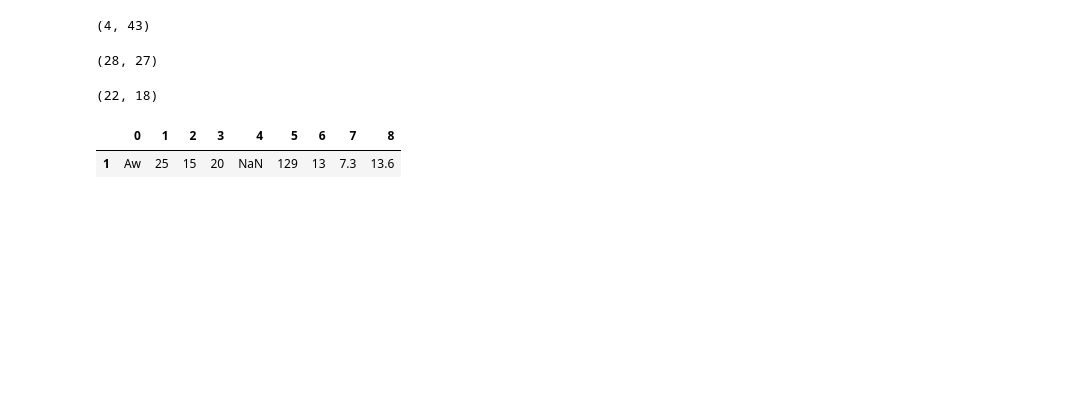
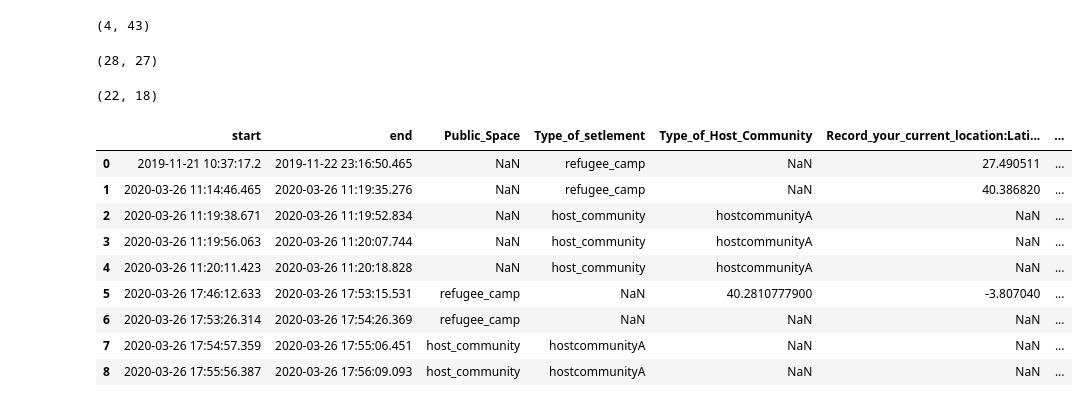
Before and after one commit to guillermosanchezg/NAUTIA, a Jupyter notebook: DesarrolloPy/NotebookTransform.ipynb, the cells around one changed output. Saved outputs shown, nothing was run; the diff lists cells and outputs as text; code cells hidden in the pictures; blank space fills up the shorter version.

```diff
--- a/DesarrolloPy/NotebookTransform.ipynb
+++ b/DesarrolloPy/NotebookTransform.ipynb
@@ -316,8 +315,16 @@ Shelter.shape
 FarmyardCrop.shape
 # %% [output]
 (22, 18)
-# %%
-Camp_ClimaticRegion
-# %% [output]
-|  | 0 | 1 | 2 | 3 | 4 | 5 | 6 | 7 | 8 |
-| 1 | Aw | 25 | 15 | 20 | NaN | 129 | 13 | 7.3 | 13.6 |
+# %%
+PublicSpace
+# %% [output]
+|  | start | end | Public_Space | Type_of_setlement | Type_of_Host_Community | Record_your_current_location:Lati... | ... |
+| 0 | 2019-11-21 10:37:17.2 | 2019-11-22 23:16:50.465 | NaN | refugee_camp | NaN | 27.490511 | ... |
+| 1 | 2020-03-26 11:14:46.465 | 2020-03-26 11:19:35.276 | NaN | refugee_camp | NaN | 40.386820 | ... |
+| 2 | 2020-03-26 11:19:38.671 | 2020-03-26 11:19:52.834 | NaN | host_community | hostcommunityA | NaN | ... |
+| 3 | 2020-03-26 11:19:56.063 | 2020-03-26 11:20:07.744 | NaN | host_community | hostcommunityA | NaN | ... |
+| 4 | 2020-03-26 11:20:11.423 | 2020-03-26 11:20:18.828 | NaN | host_community | hostcommunityA | NaN | ... |
+| 5 | 2020-03-26 17:46:12.633 | 2020-03-26 17:53:15.531 | refugee_camp | NaN | 40.2810777900 | -3.807040 | ... |
+| 6 | 2020-03-26 17:53:26.314 | 2020-03-26 17:54:26.369 | refugee_camp | NaN | NaN | NaN | ... |
+| 7 | 2020-03-26 17:54:57.359 | 2020-03-26 17:55:06.451 | host_community | hostcommunityA | NaN | NaN | ... |
+| 8 | 2020-03-26 17:55:56.387 | 2020-03-26 17:56:09.093 | host_community | hostcommunityA | NaN | NaN | ... |
```
Also changed, not shown: parts of 3 cells of this notebook, 5 other files.
